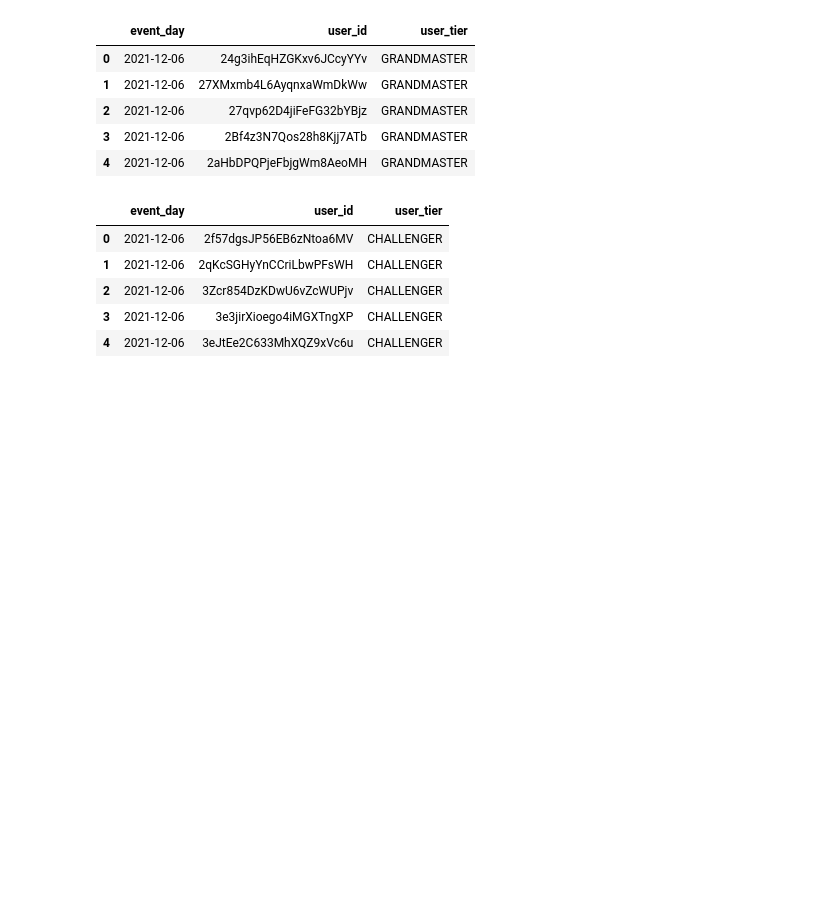
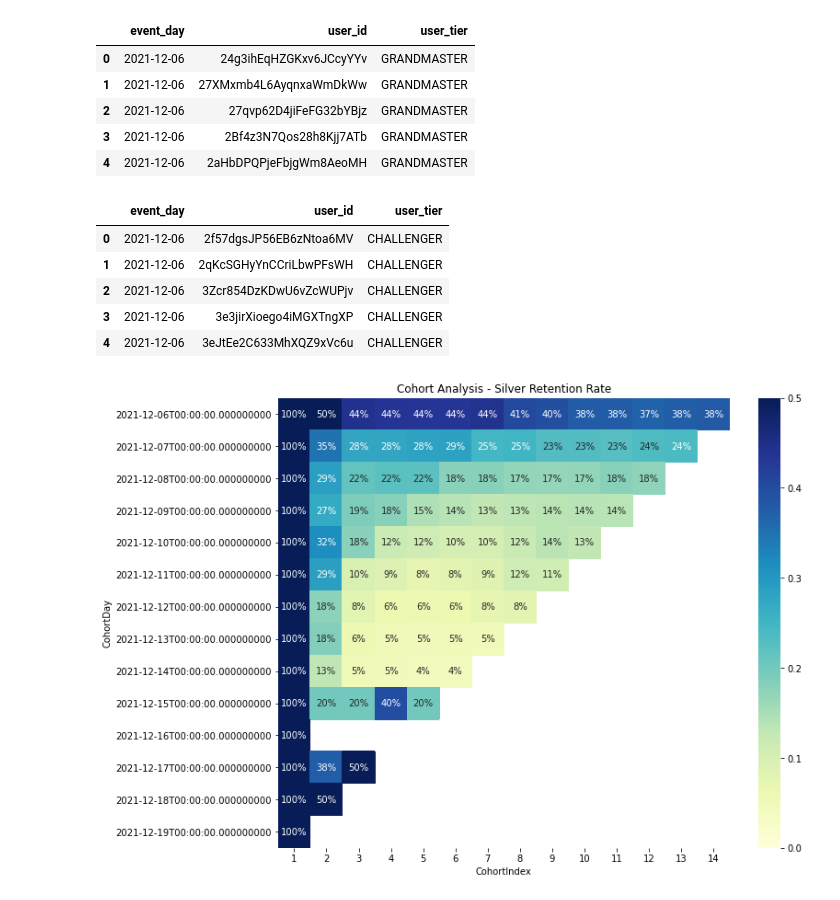
Before and after one commit to diligejy/python_analysis, a Jupyter notebook: growth/retention_sjy.ipynb, the cells around one changed output. Drawn from its saved outputs; the diff is of its cells as text; code cells hidden in the pictures; blank space fills up the shorter version.

Commit message:
fix: retention

```diff
--- a/growth/retention_sjy.ipynb
+++ b/growth/retention_sjy.ipynb
@@ -279,3 +307,15 @@ bronze_retention = make_retention_data(bronze)
 diamond_retention = make_retention_data(diamond)
 grandmaster_retention = make_retention_data(grandmaster)
 challenger_retention = make_retention_data(challenger)
+# %%
+plt.figure(figsize = (11,9))
+plt.title('Cohort Analysis - Silver Retention Rate')
+sns.heatmap(data = silver_retention,
+            annot = True,
+            fmt = '.0%',
+            vmin = 0.0,
+            vmax = 0.5,
+            cmap = "YlGnBu")
+plt.show()
+# %% [output]
+[figure, added]
```
Also changed, not shown: parts of 15 cells of this notebook.
